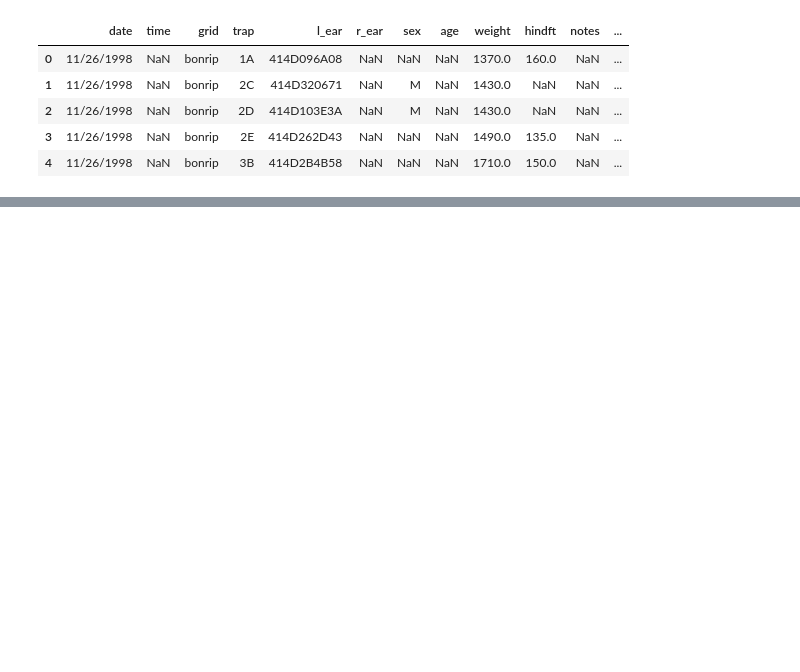
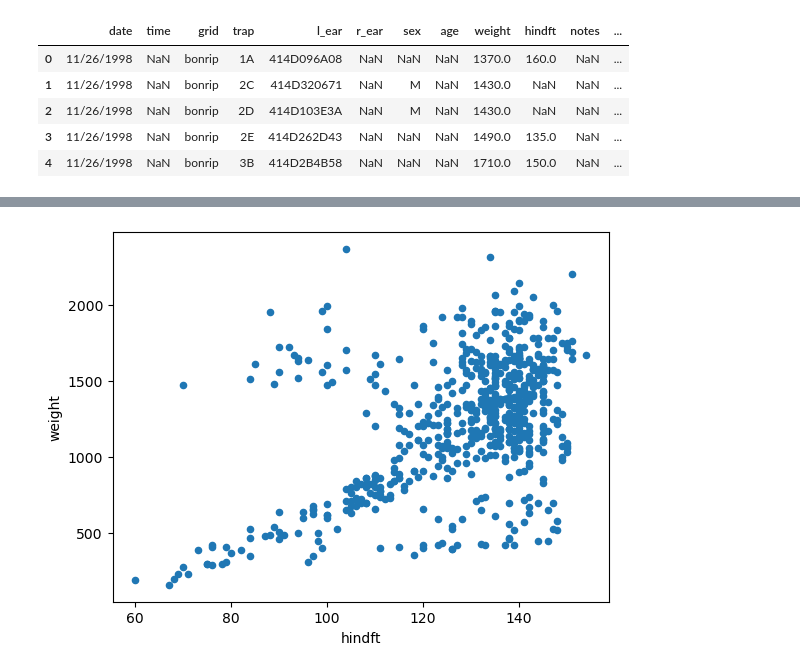
Before and after one commit to ssoriano22/eds220-in-class, a Jupyter notebook: week-4-linear-regression.ipynb, the cells around one changed output, grey strips where cells are left out. Cells and saved outputs as stored; diff of their text form; code cells hidden in the pictures; blank space fills up the shorter version.

```diff
--- a/week-4-linear-regression.ipynb
+++ b/week-4-linear-regression.ipynb
@@ -18,0 +148,12 @@ hares.head()
+# %%
+# Plot hares data
+# Initialize empty figure and axes
+fig, ax = plt.subplots()
+
+# Add scatter plot of hares' data to our figure's axes
+hares_juv_adult.plot(kind='scatter', x='hindft', y='weight', ax=ax)
+
+# Display figure
+plt.show()
+# %% [output]
+[figure, added]
```
Also changed, not shown: parts of 25 cells of this notebook.
